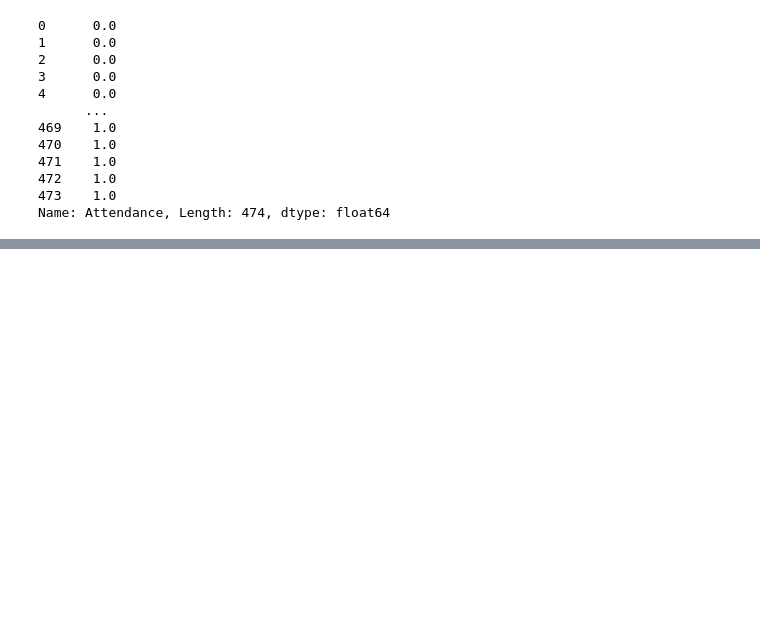
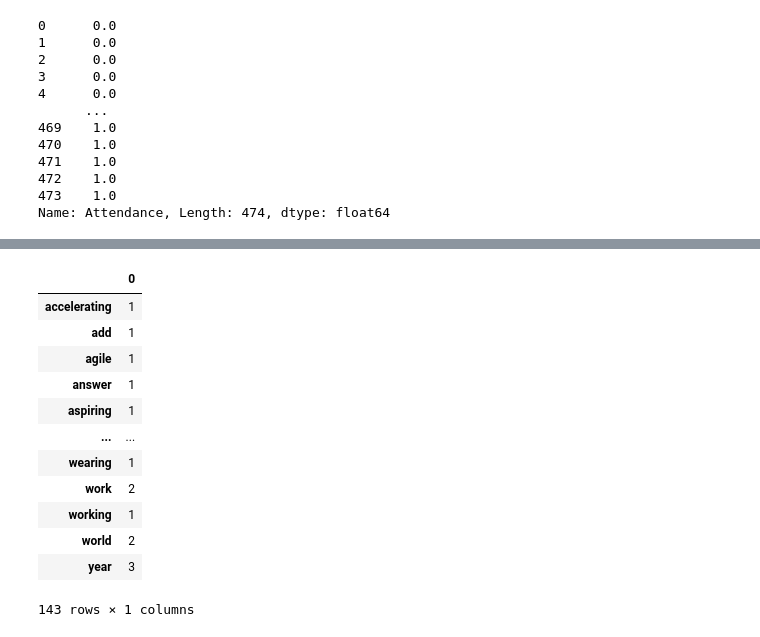
Before and after one commit to Shubhi-Varshney/data_bpm, a Jupyter notebook: notebooks/yulia_bpm_explore2.ipynb, the cells around one changed output, grey strips where cells are left out. Saved outputs shown, nothing was run; the diff lists cells and outputs as text; code cells hidden in the pictures; blank space fills up the shorter version.

```diff
--- a/notebooks/yulia_bpm_explore2.ipynb
+++ b/notebooks/yulia_bpm_explore2.ipynb
@@ -499,0 +607,2 @@ Name: Attendance, Length: 474, dtype: float64
+# %%
+X_pred_meta = transform_metadata(X_pred[COLUMN_NAMES_METADATA])
@@ -499,0 +698,18 @@ Name: Attendance, Length: 474, dtype: float64
+# %%
+count_matrix_pred_calc = pd.DataFrame(count_matrix_pred.toarray(), columns = count_vectorizer_pred.get_feature_names_out()).T
+# %%
+count_matrix_pred_calc
+# %% [output]
+|  | 0 |
+| accelerating | 1 |
+| add | 1 |
+| agile | 1 |
+| answer | 1 |
+| aspiring | 1 |
+| ... | ... |
+| wearing | 1 |
+| work | 2 |
+| working | 1 |
+| world | 2 |
+| year | 3 |
+143 rows × 1 columns
```
Also changed, not shown: parts of 25 cells of this notebook, 5 other files.
